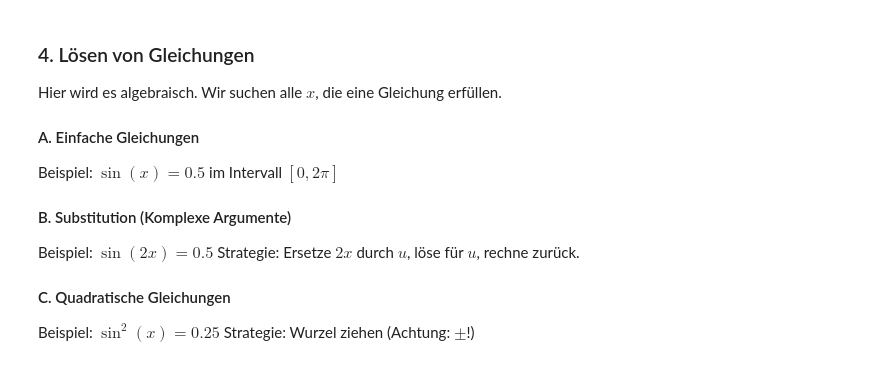
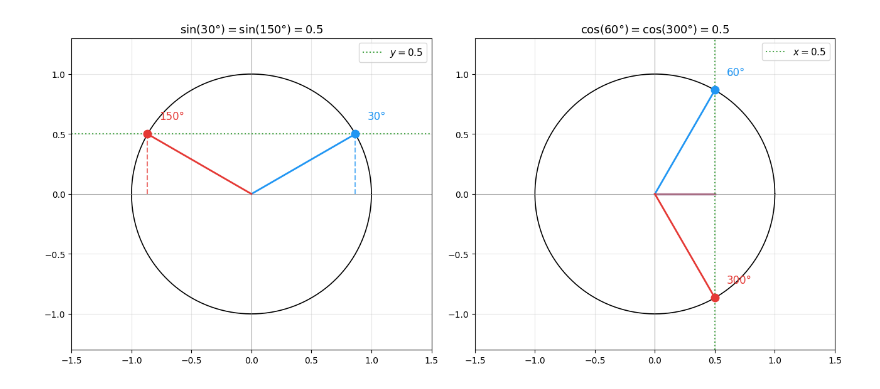
Before and after one commit to Officialstjp/python-math, a Jupyter notebook: Foundations/04_Trigonometrie/02_Einheitskreis_und_Funktionen.ipynb, the cells around one changed output. Cells and saved outputs as stored; diff of their text form; code cells hidden in the pictures.

```diff
--- a/Foundations/04_Trigonometrie/02_Einheitskreis_und_Funktionen.ipynb
+++ b/Foundations/04_Trigonometrie/02_Einheitskreis_und_Funktionen.ipynb
@@ -54,15 +183,0 @@ Der Taschenrechner gibt bei `asin(0.5)` oft nur einen Wert zurück ($30^\circ$).
-# %% [markdown]
-### 4. Lösen von Gleichungen
-
-Hier wird es algebraisch. Wir suchen alle $x$, die eine Gleichung erfüllen.
-
-#### A. Einfache Gleichungen
-Beispiel: $\sin(x) = 0.5$ im Intervall $[0, 2\pi]$
-
-#### B. Substitution (Komplexe Argumente)
-Beispiel: $\sin(2x) = 0.5$
-Strategie: Ersetze $2x$ durch $u$, löse für $u$, rechne zurück.
-
-#### C. Quadratische Gleichungen
-Beispiel: $\sin^2(x) = 0.25$
-Strategie: Wurzel ziehen (Achtung: $\pm$!)
@@ -70,0 +184,55 @@ Strategie: Wurzel ziehen (Achtung: $\pm$!)
+# %%
+# --- Visualisierung: Symmetrie am Einheitskreis ---
+
+fig, axes = plt.subplots(1, 2, figsize=(13, 5.5))
+
+# --- Links: sin(30°) = sin(150°) ---
+ax = axes[0]
+theta = np.linspace(0, 2 * np.pi, 300)
+ax.plot(np.cos(theta), np.sin(theta), 'k-', linewidth=1.2)
+ax.axhline(0, color='grey', linewidth=0.5)
+ax.axvline(0, color='grey', linewidth=0.5)
+
+for winkel, farbe, name in [(30, '#2196F3', '30°'), (150, '#E53935', '150°')]:
+    rad = np.radians(winkel)
+    px, py = np.cos(rad), np.sin(rad)
+    ax.plot(px, py, 'o', color=farbe, markersize=9, zorder=5)
+    ax.plot([0, px], [0, py], '-', color=farbe, linewidth=2)
+    ax.plot([px, px], [0, py], '--', color=farbe, linewidth=1.5, alpha=0.7)
+    ax.annotate(f'{name}', xy=(px, py), xytext=(px + 0.1, py + 0.12), fontsize=12, color=farbe)
+
+# Gemeinsame y-Höhe markieren
+ax.axhline(0.5, color='green', linewidth=1.5, linestyle=':', alpha=0.7, label='$y = 0.5$')
+ax.legend(fontsize=11)
+ax.set_aspect('equal')
+ax.set_xlim(-1.5, 1.5)
+ax.set_ylim(-1.3, 1.3)
+ax.grid(True, alpha=0.3)
+ax.set_title('$\\sin(30°) = \\sin(150°) = 0.5$', fontsize=13)
+
+# --- Rechts: cos(60°) = cos(300°) ---
+ax = axes[1]
+ax.plot(np.cos(theta), np.sin(theta), 'k-', linewidth=1.2)
+ax.axhline(0, color='grey', linewidth=0.5)
+ax.axvline(0, color='grey', linewidth=0.5)
+
+for winkel, farbe, name in [(60, '#2196F3', '60°'), (300, '#E53935', '300°')]:
+    rad = np.radians(winkel)
+    px, py = np.cos(rad), np.sin(rad)
+    ax.plot(px, py, 'o', color=farbe, markersize=9, zorder=5)
+    ax.plot([0, px], [0, py], '-', color=farbe, linewidth=2)
+    ax.plot([0, px], [0, 0], '-', color=farbe, linewidth=2.5, alpha=0.5)
+    ax.annotate(f'{name}', xy=(px, py), xytext=(px + 0.1, py + 0.12), fontsize=12, color=farbe)
+
+ax.axvline(0.5, color='green', linewidth=1.5, linestyle=':', alpha=0.7, label='$x = 0.5$')
+ax.legend(fontsize=11)
+ax.set_aspect('equal')
+ax.set_xlim(-1.5, 1.5)
+ax.set_ylim(-1.3, 1.3)
+ax.grid(True, alpha=0.3)
+ax.set_title('$\\cos(60°) = \\cos(300°) = 0.5$', fontsize=13)
+
+plt.tight_layout()
+plt.show()
+# %% [output]
+[figure, added]
```
Also changed, not shown: parts of 16 cells of this notebook, 43 other files.
